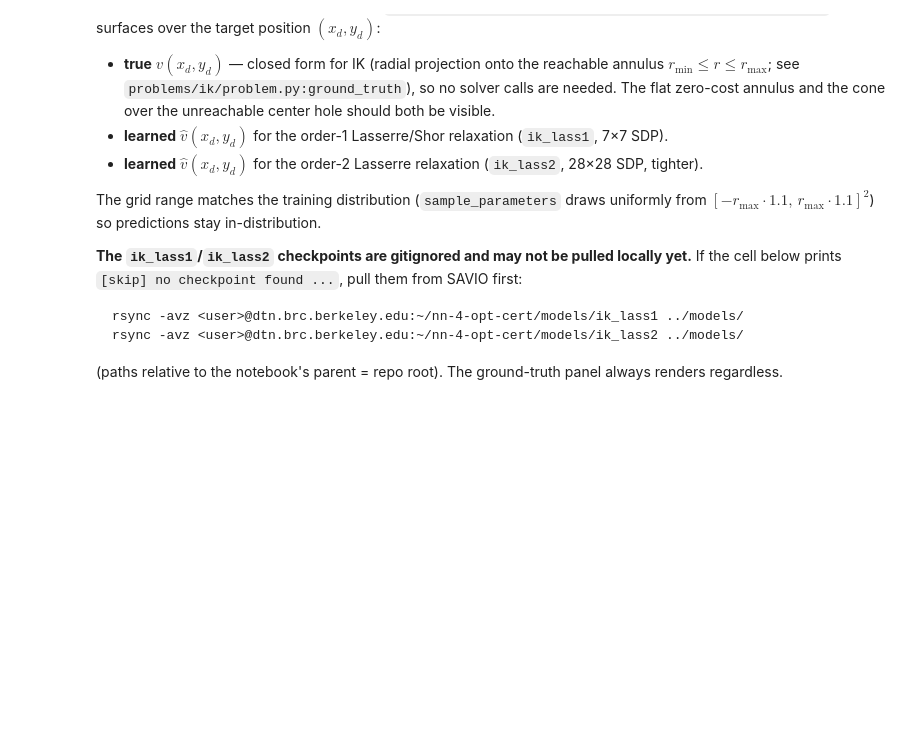
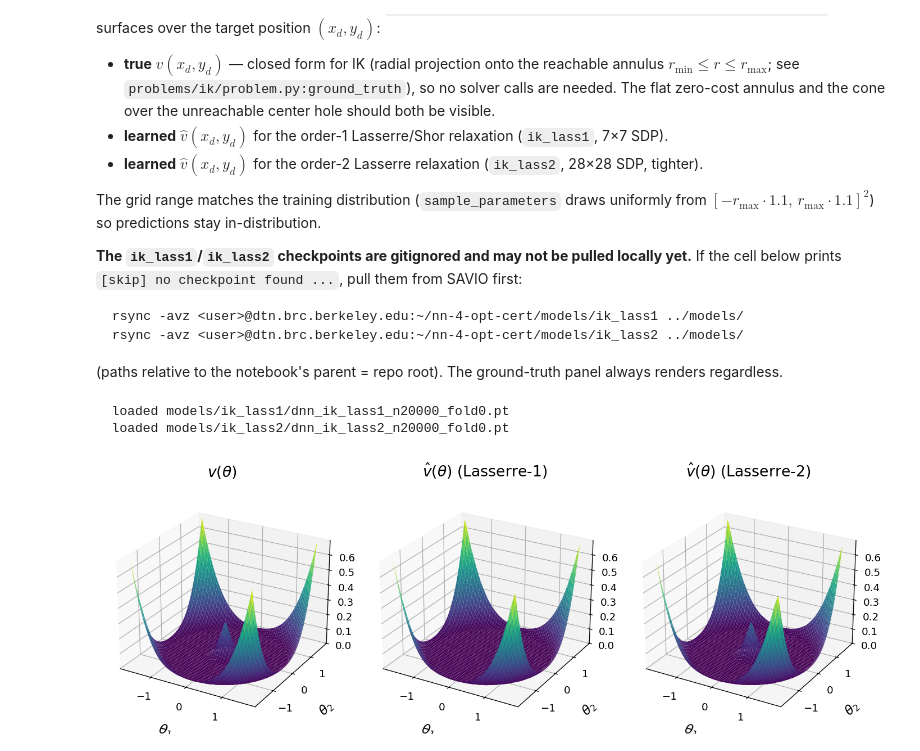
Before and after one commit to Charles-Gulian/nn-4-opt-cert, a Jupyter notebook: notebooks/paper_figures.ipynb, the cells around one changed output. Drawn from its saved outputs; the diff is of its cells as text; code cells hidden in the pictures; blank space fills up the shorter version.

```diff
--- a/notebooks/paper_figures.ipynb
+++ b/notebooks/paper_figures.ipynb
@@ -304,35 +304,39 @@ V_lass1 = learned_surface('ik_lass1')
 V_lass2 = learned_surface('ik_lass2')
 
 panels = [
-    ('true value function', r'$v(\theta_1,\theta_2)$', V_true),
-    ('learned (Lasserre-1)', r'$\hat v(\theta_1,\theta_2)$', V_lass1),
-    ('learned (Lasserre-2)', r'$\hat v(\theta_1,\theta_2)$', V_lass2),
+    (r'$v(\theta)$', '', V_true),
+    (r'$\hat v(\theta)$ (Lasserre-1)', '', V_lass1),
+    (r'$\hat v(\theta)$ (Lasserre-2)', '', V_lass2),
 ]
 
 # Shared z-limits so the three surfaces are directly comparable. No colorbar
 # (each panel's z-axis already carries the shared scale); only the leftmost
 # panel gets a z-axis label, since it applies to all three.
 finite_vals = np.concatenate([V.ravel() for _, _, V in panels if V is not None])
 vmin, vmax = np.nanmin(finite_vals), np.nanmax(finite_vals)
 
 fig = plt.figure(figsize=(PANEL_FIGSIZE[0]*len(panels), PANEL_FIGSIZE[1]))
 for i, (title, zlabel, V) in enumerate(panels):
     ax = fig.add_subplot(1, len(panels), i+1, projection='3d')
     if V is None:
         ax.text2D(0.5, 0.5, 'checkpoint\nnot found', ha='center', va='center',
                    transform=ax.transAxes, fontsize=11, color='0.4')
         ax.set_title(title); ax.set_axis_off()
         continue
     ax.plot_surface(XD, YD, V, cmap=CMAP, vmin=vmin, vmax=vmax,
                     rstride=2, cstride=2, linewidth=0, antialiased=True)
     ax.set_xlabel(r'$\theta_1$', fontsize=FONTSIZE_LABEL, labelpad=XY_LABELPAD)
     ax.set_ylabel(r'$\theta_2$', fontsize=FONTSIZE_LABEL, labelpad=XY_LABELPAD)
     if i == 0:
         ax.set_zlabel(zlabel, fontsize=FONTSIZE_LABEL, labelpad=Z_LABELPAD)
     ax.tick_params(axis='both', which='major', labelsize=FONTSIZE_TICK)
     ax.set_zlim(vmin, vmax); ax.view_init(elev=ELEV, azim=AZIM)
     ax.set_title(title, fontsize=FONTSIZE_TITLE, pad=12)
 
 fig.subplots_adjust(wspace=0.02)
 fig.savefig(FIGS/'fig_ik_value_function_comparison.pdf', bbox_inches='tight', pad_inches=0.3)
 plt.show()
+# %% [output]
+  loaded models/ik_lass1/dnn_ik_lass1_n20000_fold0.pt
+  loaded models/ik_lass2/dnn_ik_lass2_n20000_fold0.pt
+[figure, added]
```
Also changed, not shown: parts of 1 cell of this notebook, 8 other files.
